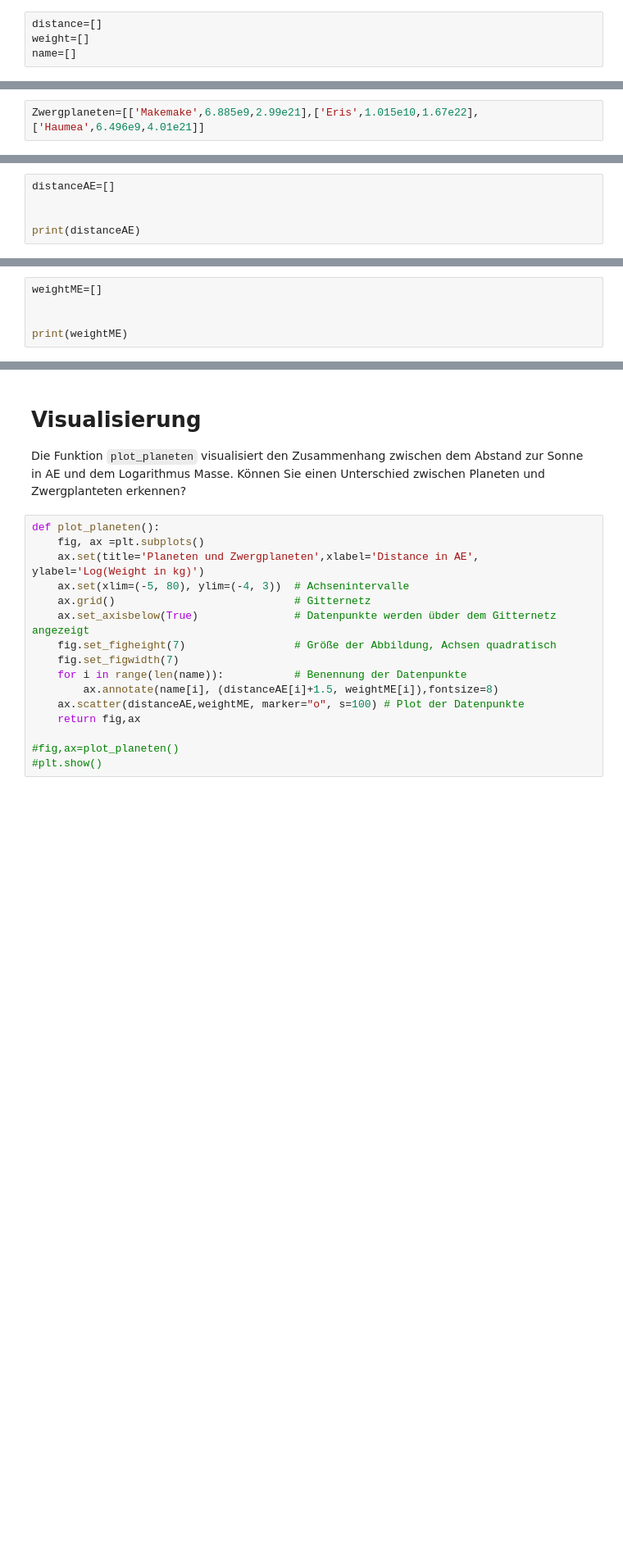
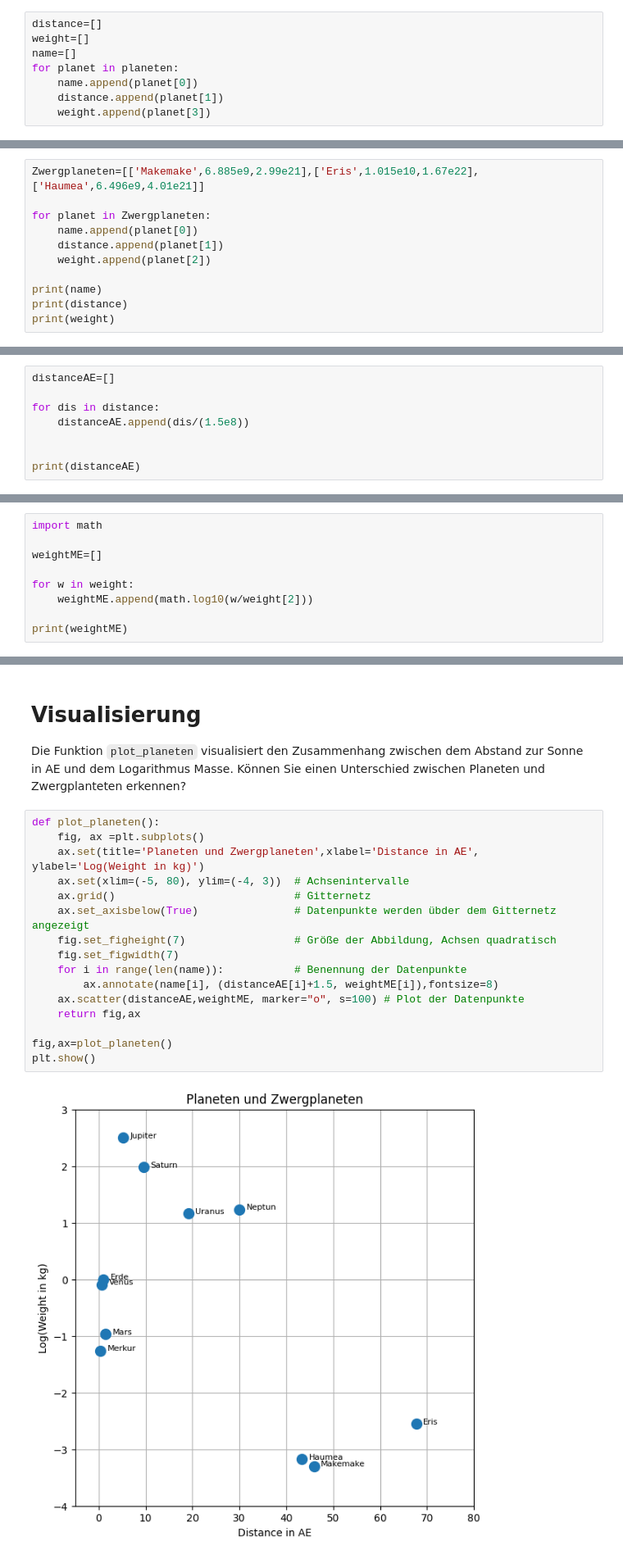
Before and after one commit to romanziske/data-science-course, a Jupyter notebook: Hello Data Science/HelloDataScience.ipynb, the cells around one changed output, grey strips where cells are left out. Shown at 82% size. Cells and saved outputs as stored; diff of their text form; blank space fills up the shorter version.

```diff
--- a/Hello Data Science/HelloDataScience.ipynb
+++ b/Hello Data Science/HelloDataScience.ipynb
@@ -162,6 +231,10 @@ https://web.gps.caltech.edu/~mbrown/dps.html
 distance=[]
 weight=[]
 name=[]
+for planet in planeten:
+    name.append(planet[0])
+    distance.append(planet[1])
+    weight.append(planet[3])
 # %% [markdown]
 Fügen Sie die Daten der drei Zwergplaneten zu den Listen **distance**, **weight** und **name** hinzu.
 
@@ -172,3 +245,12 @@ Eris     | $$1.015\cdot 10^{10}$$   | $$1.67\cdot 10^{22}$$
 Haumea   | $$6.496\cdot 10^9$$      | $$4.01\cdot 10^{21}$$
 # %%
 Zwergplaneten=[['Makemake',6.885e9,2.99e21],['Eris',1.015e10,1.67e22],['Haumea',6.496e9,4.01e21]]
+
+for planet in Zwergplaneten:
+    name.append(planet[0])
+    distance.append(planet[1])
+    weight.append(planet[2])
+
+print(name)
+print(distance)
+print(weight)
@@ -180,5 +266,8 @@ Berechnen Sie für jeden Planeten die Distanz zur Sonne in Astronomischen Einhei
 # %%
 distanceAE=[]
 
+for dis in distance:
+    distanceAE.append(dis/(1.5e8))
+
 
 print(distanceAE)
@@ -198,7 +289,11 @@ Die Logarithmusfunktion finden Sie im Python Modul math.
 </details>
 </span>
 # %%
+import math
+
 weightME=[]
 
+for w in weight:
+    weightME.append(math.log10(w/weight[2]))
 
 print(weightME)
@@ -215,19 +312,21 @@ Die Funktion `plot_planeten` visualisiert den Zusammenhang zwischen dem Abstand
 # %%
 def plot_planeten():
     fig, ax =plt.subplots()
     ax.set(title='Planeten und Zwergplaneten',xlabel='Distance in AE', ylabel='Log(Weight in kg)')
     ax.set(xlim=(-5, 80), ylim=(-4, 3))  # Achsenintervalle
     ax.grid()                            # Gitternetz
     ax.set_axisbelow(True)               # Datenpunkte werden übder dem Gitternetz angezeigt
     fig.set_figheight(7)                 # Größe der Abbildung, Achsen quadratisch
     fig.set_figwidth(7)
     for i in range(len(name)):           # Benennung der Datenpunkte
         ax.annotate(name[i], (distanceAE[i]+1.5, weightME[i]),fontsize=8)
     ax.scatter(distanceAE,weightME, marker="o", s=100) # Plot der Datenpunkte
     return fig,ax
 
-#fig,ax=plot_planeten()
-#plt.show()
+fig,ax=plot_planeten()
+plt.show()
+# %% [output]
+[figure, added]
 # %% [markdown]
 # Trainingsdaten
 
```
Also changed, not shown: parts of 23 cells of this notebook.
